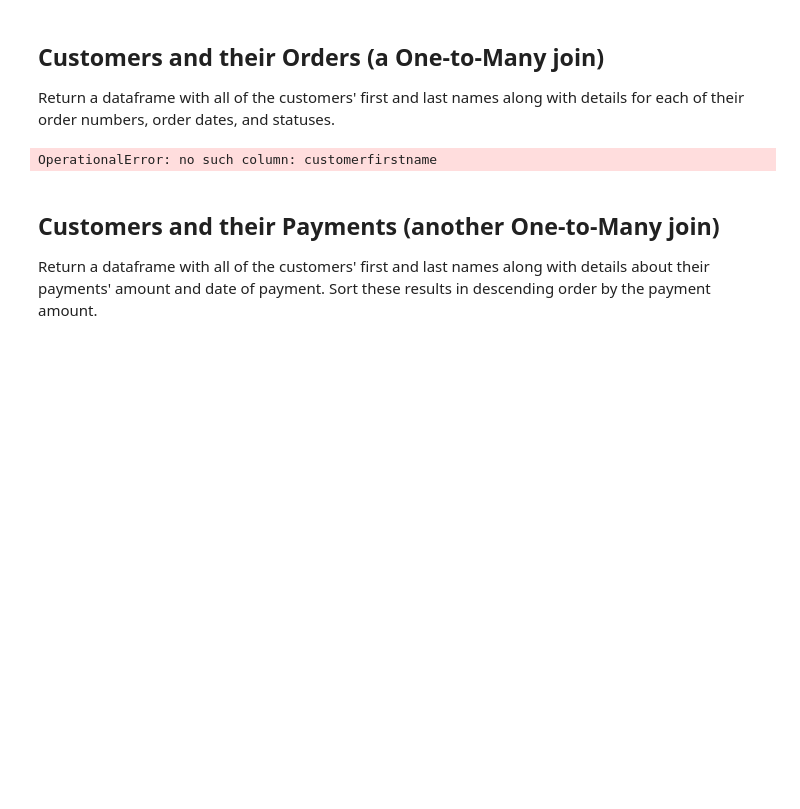
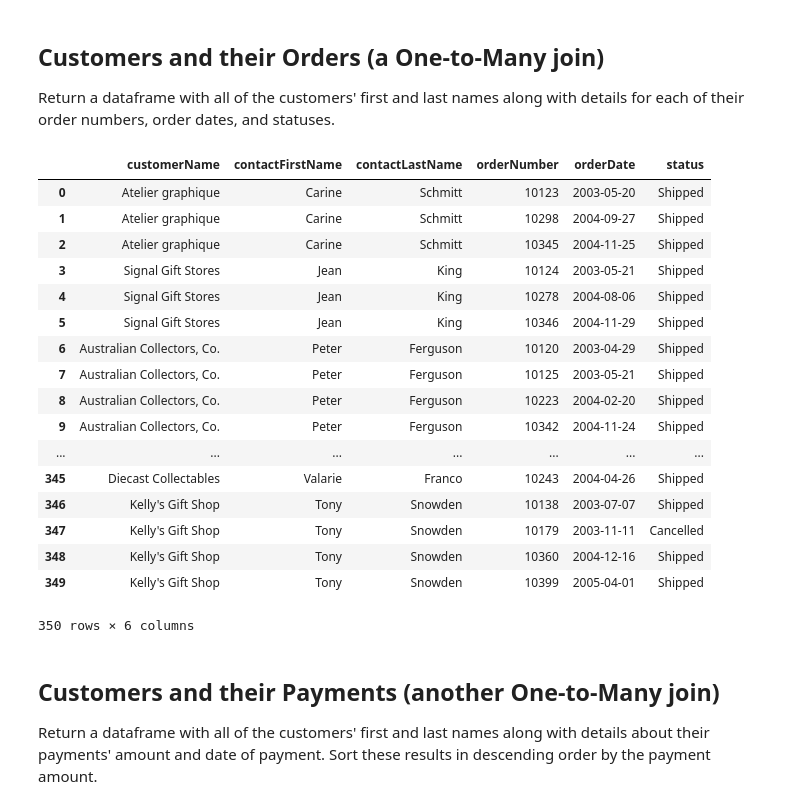
Before and after one commit to probboy/dsc-one-to-many-and-many-to-many-joins-lab-nyc-ds-082619, a Jupyter notebook: index.ipynb, the cells around one changed output. Cells and saved outputs as stored; diff of their text form; code cells hidden in the pictures; blank space fills up the shorter version.

```diff
--- a/index.ipynb
+++ b/index.ipynb
@@ -84,12 +84,29 @@ df
 Return a dataframe with all of the customers' first and last names along with details for each of their order numbers, order dates, and statuses.
 # %%
 # Your code here
-df = pd.DataFrame(c.execute("""select customername, contactfirstname, customerlastname, ordernumber, orderdate, status
+df = pd.DataFrame(c.execute("""select customername, contactfirstname, contactlastname, ordernumber, orderdate, status
                                from customers left join orders using(customernumber)""").fetchall())
 df.columns = [x[0] for x in c.description]
 df
 # %% [output]
+|  | customerName | contactFirstName | contactLastName | orderNumber | orderDate | status |
+| 0 | Atelier graphique | Carine | Schmitt | 10123 | 2003-05-20 | Shipped |
+| 1 | Atelier graphique | Carine | Schmitt | 10298 | 2004-09-27 | Shipped |
+| 2 | Atelier graphique | Carine | Schmitt | 10345 | 2004-11-25 | Shipped |
+| 3 | Signal Gift Stores | Jean | King | 10124 | 2003-05-21 | Shipped |
+| 4 | Signal Gift Stores | Jean | King | 10278 | 2004-08-06 | Shipped |
+| 5 | Signal Gift Stores | Jean | King | 10346 | 2004-11-29 | Shipped |
+| 6 | Australian Collectors, Co. | Peter | Ferguson | 10120 | 2003-04-29 | Shipped |
+| 7 | Australian Collectors, Co. | Peter | Ferguson | 10125 | 2003-05-21 | Shipped |
+| 8 | Australian Collectors, Co. | Peter | Ferguson | 10223 | 2004-02-20 | Shipped |
+| 9 | Australian Collectors, Co. | Peter | Ferguson | 10342 | 2004-11-24 | Shipped |
+| ... | ... | ... | ... | ... | ... | ... |
+| 345 | Diecast Collectables | Valarie | Franco | 10243 | 2004-04-26 | Shipped |
+| 346 | Kelly's Gift Shop | Tony | Snowden | 10138 | 2003-07-07 | Shipped |
+| 347 | Kelly's Gift Shop | Tony | Snowden | 10179 | 2003-11-11 | Cancelled |
+| 348 | Kelly's Gift Shop | Tony | Snowden | 10360 | 2004-12-16 | Shipped |
+| 349 | Kelly's Gift Shop | Tony | Snowden | 10399 | 2005-04-01 | Shipped |
-OperationalError: no such column: customerfirstname
+350 rows × 6 columns
 # %% [markdown]
 ## Customers and their Payments (another One-to-Many join)
 
```
